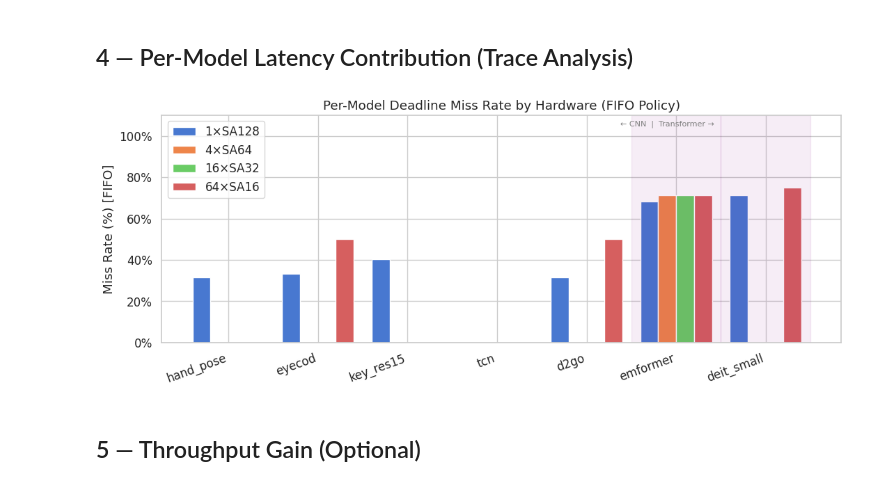
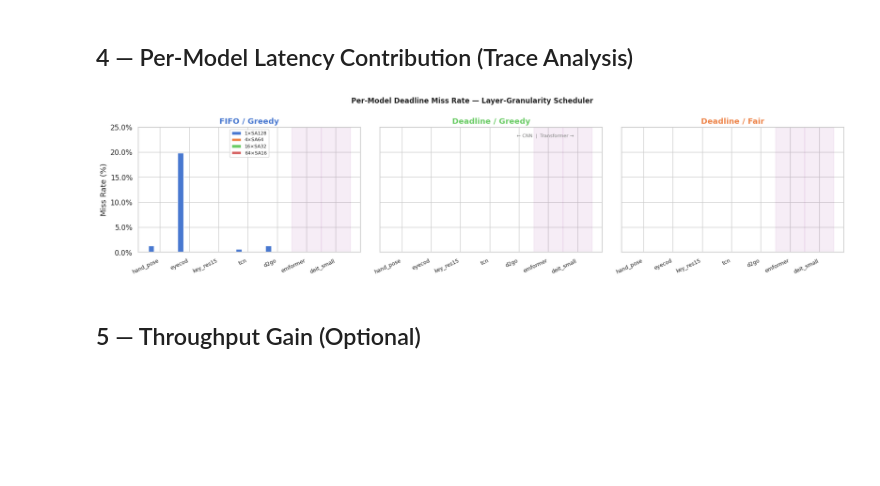
Before and after one commit to vsuresh95/SCALE-Sim, a Jupyter notebook: stage2_analysis.ipynb, the cells around one changed output. Drawn from its saved outputs; the diff is of its cells as text; code cells hidden in the pictures; blank space fills up the shorter version.

Commit message:
Added new model and small fixes

```diff
--- a/stage2_analysis.ipynb
+++ b/stage2_analysis.ipynb
@@ -217,61 +271,70 @@ plt.show()
 # %% [markdown]
 ## 4 — Per-Model Latency Contribution (Trace Analysis)
 # %%
-# Load all trace files and annotate with hardware/policy
+# ── load traces, parse hardware / lp_key from filename ──────────────────────
+POL_ORDER = ['fifo', 'lpt', 'deadline_task_aware']   # needed for filename parsing only
+
 traces = []
-for path in sorted(SCHED_DIR.glob('*_trace.csv')):
-    parts = path.stem.split('_')  # xrbench_7model_<hw>_<pol>_trace
-    # stem: xrbench_7model_<hw>_<policy>_trace
-    # Find hardware by matching known keys
-    hw = next((h for h in HW_ORDER if h in path.stem), None)
-    pol = next((p for p in POL_ORDER if p in path.stem), None)
+for path in sorted(SCHED_DIR.glob('*7model*_trace.csv')):
+    tokens = path.stem.split('_')
+    alloc  = tokens[-2] if tokens[-2] in ALLOC_VALUES else 'model'
+    hw     = next((h for h in HW_ORDER  if h in path.stem), None)
+    pol    = next((p for p in POL_ORDER if p in path.stem), None)
+    if hw is None or pol is None or alloc == 'model':
+        continue
+    lp_key = f"{pol.replace('deadline_task_aware','deadline')}_{alloc}"
+    if lp_key not in LP_KEYS:
+        continue
     df = pd.read_csv(path)
     df['hardware'] = hw
-    df['policy'] = pol
+    df['lp_key']   = lp_key
     traces.append(df)
+
 trace = pd.concat(traces, ignore_index=True)
 
-# Miss rate per model per hardware (FIFO only for clarity)
-fifo_trace = trace[trace.policy == 'fifo'].copy()
-per_model = (fifo_trace.groupby(['hardware', 'model'])
-             .agg(total=('deadline_miss', 'count'), misses=('deadline_miss', 'sum'))
-             .reset_index())
-per_model['miss_pct'] = per_model['misses'] / per_model['total'] * 100
-per_model = per_model[per_model.hardware.isin(HW_ORDER)]
+# ── per-model miss rate by hardware, one subplot per layer policy ─────────────
+fig, axes = plt.subplots(1, 3, figsize=(18, 4.5), sharey=True)
+hw_colors = ['#4878d0', '#ee854a', '#6acc65', '#d65f5f']
 
-pivot = per_model.pivot(index='model', columns='hardware', values='miss_pct')
-pivot = pivot[HW_ORDER]
-pivot = pivot.loc[ALL_MODELS]
+for ax, lp in zip(axes, LP_KEYS):
+    sub = trace[trace.lp_key == lp]
+    pm  = (sub.groupby(['hardware', 'model'])
+              .agg(total=('deadline_miss', 'count'), misses=('deadline_miss', 'sum'))
+              .reset_index())
+    pm['miss_pct'] = pm['misses'] / pm['total'] * 100
+    pivot = (pm.pivot(index='model', columns='hardware', values='miss_pct')
+               .reindex(index=ALL_MODELS, columns=HW_ORDER)
+               .fillna(0))
 
-fig, ax = plt.subplots(figsize=(11, 4.5))
-x = np.arange(len(ALL_MODELS))
-w = 0.2
-hw_colors = ['#4878d0', '#ee854a', '#6acc65', '#d65f5f']
-for i, hw in enumerate(HW_ORDER):
-    vals = pivot[hw].values
-    ax.bar(x + (i - 1.5) * w, vals, w,
-           label=HW_LABELS[hw], color=hw_colors[i], edgecolor='white')
+    x = np.arange(len(ALL_MODELS))
+    w = 0.2
+    for i, hw in enumerate(HW_ORDER):
+        ax.bar(x + (i - 1.5) * w, pivot[hw].values, w,
+               label=HW_LABELS[hw], color=hw_colors[i], edgecolor='white')
 
-ax.set_xticks(x)
-ax.set_xticklabels(ALL_MODELS, rotation=20, ha='right')
-ax.set_ylabel('Miss Rate (%) [FIFO]')
-ax.set_title('Per-Model Deadline Miss Rate by Hardware (FIFO Policy)')
-ax.yaxis.set_major_formatter(mticker.PercentFormatter())
-ax.set_ylim(0, 110)
-ax.legend()
+    ax.set_xticks(x)
+    ax.set_xticklabels(ALL_MODELS, rotation=25, ha='right', fontsize=9)
+    ax.set_title(LP_LABELS[lp], fontweight='bold', color=LP_COLORS[lp])
+    ax.yaxis.set_major_formatter(mticker.PercentFormatter())
+    ax.set_ylim(0, 25)
+    if ax is axes[0]:
+        ax.set_ylabel('Miss Rate (%)')
+        ax.legend(fontsize=8)
 
-# Shade transformer models
-for i, m in enumerate(ALL_MODELS):
-    if m in XFMR_MODELS:
-        ax.axvspan(i - 0.5, i + 0.5, alpha=0.07, color='purple')
-ax.text(len(CNN_MODELS) - 0.1, 105, '← CNN  |  Transformer →',
-        fontsize=8, color='gray', ha='center')
+    for i, m in enumerate(ALL_MODELS):
+        if m in XFMR_MODELS:
+            ax.axvspan(i - 0.5, i + 0.5, alpha=0.07, color='purple')
 
+axes[1].text(len(CNN_MODELS) - 0.1, 23, '← CNN  |  Transformer →',
+             fontsize=8, color='gray', ha='center')
+
+fig.suptitle('Per-Model Deadline Miss Rate — Layer-Granularity Scheduler',
+             fontsize=12, fontweight='bold')
 plt.tight_layout()
 plt.savefig('outputs/per_model_miss_rate.pdf', bbox_inches='tight')
 plt.show()
 # %% [output]
-[figure, old version]
+[figure, new version]
 # %% [markdown]
 ## 5 — Throughput Gain (Optional)
 # %%
```
Also changed, not shown: parts of 3 cells of this notebook, 5 other files.
